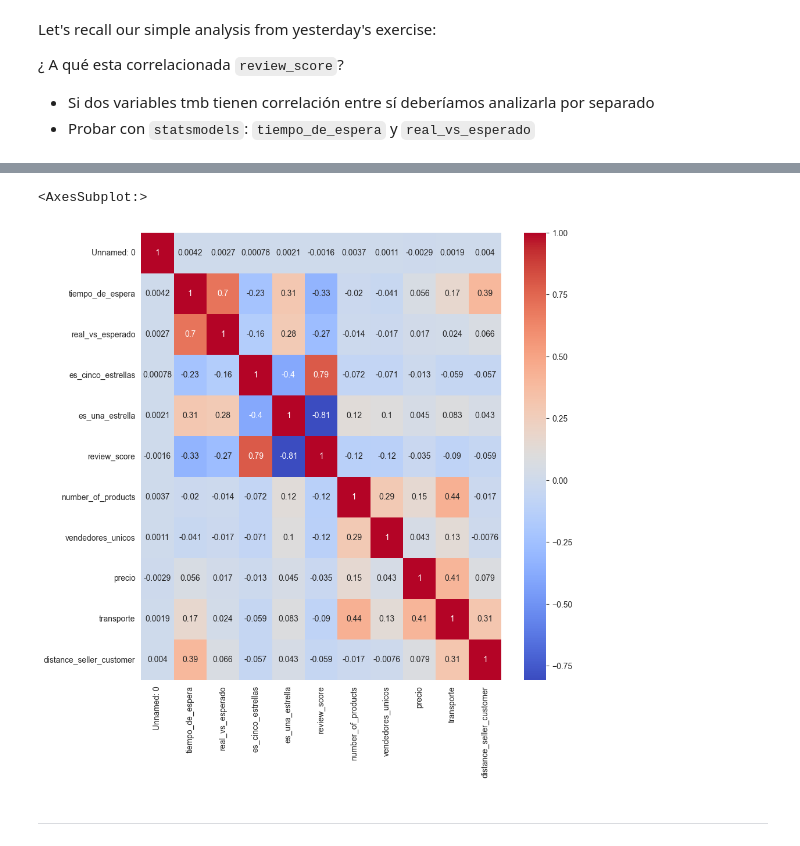
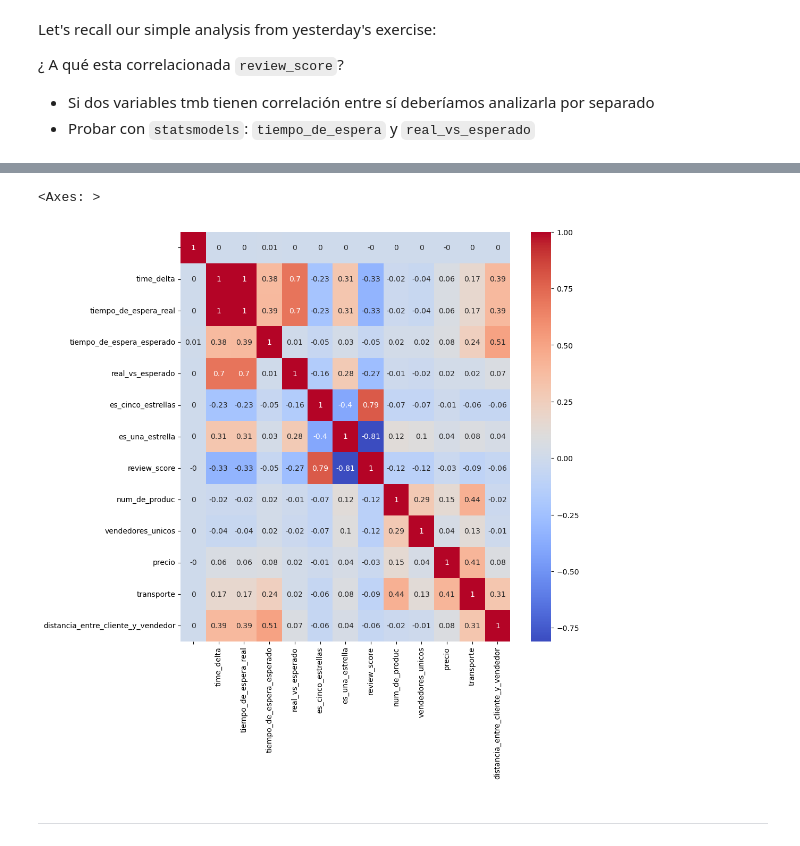
Before and after one commit to lnastri25/POO_UCEMA, a Jupyter notebook: trabajos_practicos/tp_datos/2-ecommerce/ejercicio_orders_part2.ipynb, the cells around one changed output, grey strips where cells are left out. Drawn from its saved outputs; the diff is of its cells as text; code cells hidden in the pictures.

```diff
--- a/trabajos_practicos/tp_datos/2-ecommerce/ejercicio_orders_part2.ipynb
+++ b/trabajos_practicos/tp_datos/2-ecommerce/ejercicio_orders_part2.ipynb
@@ -30,3 +28,6 @@ Let's recall our simple analysis from yesterday's exercise:
 ¿ A qué esta correlacionada `review_score`?
  * Si dos variables tmb tienen correlación entre sí deberíamos analizarla por separado
   *  Probar con `statsmodels`: `tiempo_de_espera` y `real_vs_esperado`
+# %%
+from olist.preprocess import whitespace_remover_and_columns
+orders = whitespace_remover_and_columns(orders)
@@ -33,15 +51,15 @@ Let's recall our simple analysis from yesterday's exercise:
 # %%
 plt.figure(figsize = (10, 10))
 
 sns.heatmap(
-    orders.corr(),
+    round(orders.corr(numeric_only=True),2),
     cmap = 'coolwarm',
     annot = True,
     annot_kws = {"size": 10}
 )
 # %% [output]
-<AxesSubplot:>
+<Axes: >
-[figure, old version]
+[figure, new version]
 # %% [markdown]
 ___
 # %% [markdown]
```
Also changed, not shown: parts of 11 cells of this notebook, 3 other files.
